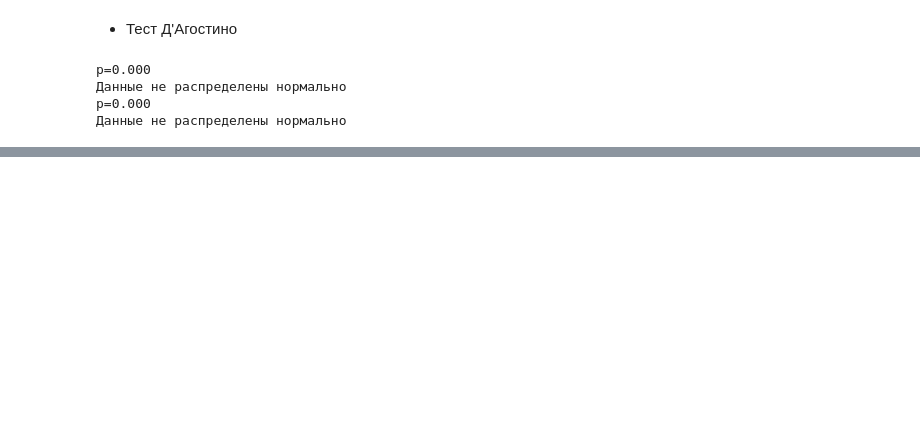
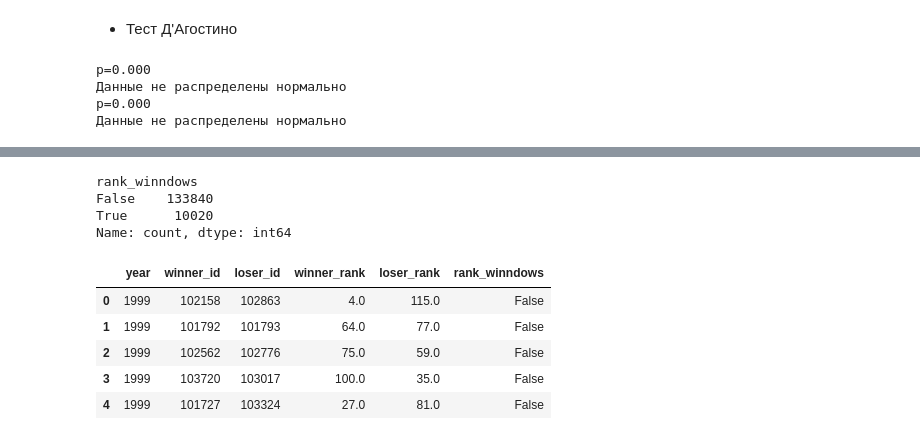
Before and after one commit to Ruugiko/tennis_atp, a Jupyter notebook: tennis.ipynb, the cells around one changed output, grey strips where cells are left out. Cells and saved outputs as stored; diff of their text form; code cells hidden in the pictures; blank space fills up the shorter version.

```diff
--- a/tennis.ipynb
+++ b/tennis.ipynb
@@ -223,0 +358,16 @@ p=0.000
+# %%
+df_1_b['rank_winndows'].value_counts()
+# %% [output]
+rank_winndows
+False    133840
+True      10020
+Name: count, dtype: int64
+# %%
+df_1_b.head()
+# %% [output]
+|  | year | winner_id | loser_id | winner_rank | loser_rank | rank_winndows |
+| 0 | 1999 | 102158 | 102863 | 4.0 | 115.0 | False |
+| 1 | 1999 | 101792 | 101793 | 64.0 | 77.0 | False |
+| 2 | 1999 | 102562 | 102776 | 75.0 | 59.0 | False |
+| 3 | 1999 | 103720 | 103017 | 100.0 | 35.0 | False |
+| 4 | 1999 | 101727 | 103324 | 27.0 | 81.0 | False |
```
Also changed, not shown: parts of 49 cells of this notebook, 3 other files.
